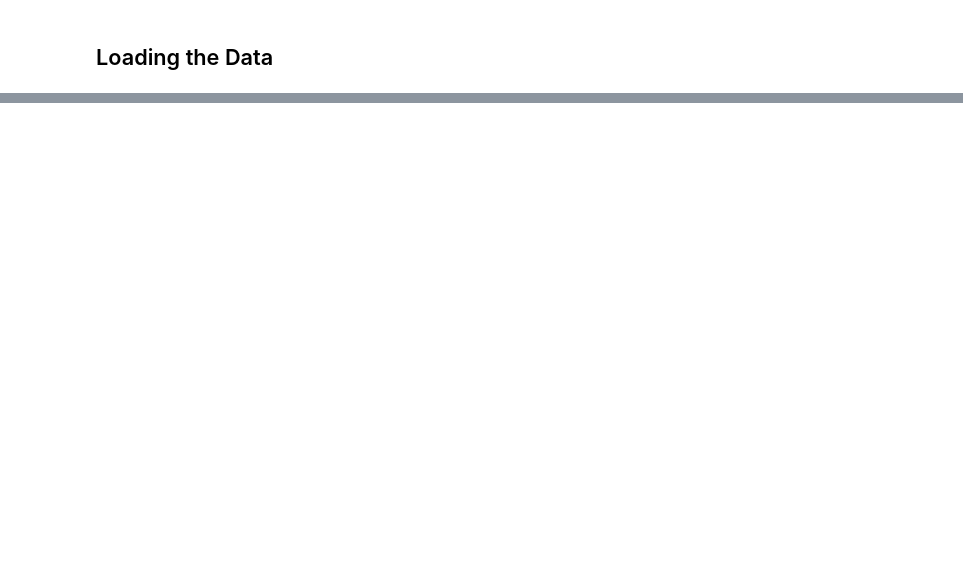
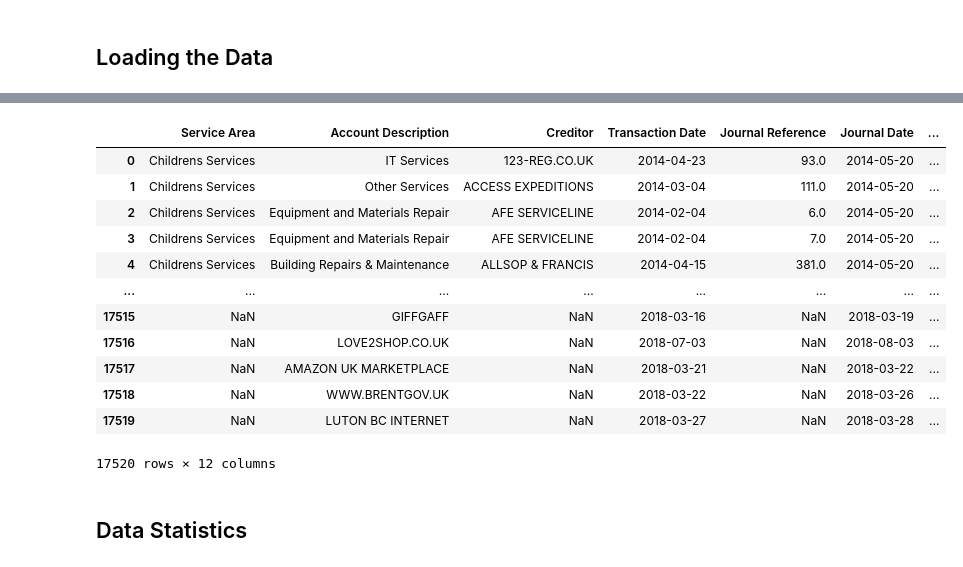
Before and after one commit to rachit-bhatt/Barnet-Borough-Credit-Card-Insights, a Jupyter notebook: Barnet Borough Credit Card Insights.ipynb, the cells around one changed output, grey strips where cells are left out. Drawn from its saved outputs; the diff is of its cells as text; code cells hidden in the pictures; blank space fills up the shorter version.

```diff
--- a/Barnet Borough Credit Card Insights.ipynb
+++ b/Barnet Borough Credit Card Insights.ipynb
@@ -122,0 +86,11 @@ pcd_17_18
+# %%
+# Loading the given datasets.
+pcd = Data(paths = [
+    'Data/Purchasing Card Data 2014 v1.CSV',
+    'Data/PCard Transactions 15-16.XSCORE',
+    'Data/PCard 1617.CSV',
+    'Data/1718Pcard.CSV'
+])
+
+# Displaying the data.
+pcd.data
@@ -122,0 +247,10 @@ pcd_17_18
+# %%
+# Manually fixing the feature-name missed in the first trail of complex operation.
+pcd.data[3].rename({
+    'Merchant Name' : 'Creditor',
+    'Posting Date' : 'Journal Date',
+    'Transaction Amount' : 'Total',
+    'Merchant Name' : 'Account Description'
+}, axis = 1, inplace = True)
+
+pcd.data[3].columns
@@ -122,0 +283,19 @@ pcd_17_18
+# %%
+pcd.data = pcd.merge_data()
+pcd.data
+# %% [output]
+|  | Service Area | Account Description | Creditor | Transaction Date | Journal Reference | Journal Date | ... |
+| 0 | Childrens Services | IT Services | 123-REG.CO.UK | 2014-04-23 | 93.0 | 2014-05-20 | ... |
+| 1 | Childrens Services | Other Services | ACCESS EXPEDITIONS | 2014-03-04 | 111.0 | 2014-05-20 | ... |
+| 2 | Childrens Services | Equipment and Materials Repair | AFE SERVICELINE | 2014-02-04 | 6.0 | 2014-05-20 | ... |
+| 3 | Childrens Services | Equipment and Materials Repair | AFE SERVICELINE | 2014-02-04 | 7.0 | 2014-05-20 | ... |
+| 4 | Childrens Services | Building Repairs & Maintenance | ALLSOP & FRANCIS | 2014-04-15 | 381.0 | 2014-05-20 | ... |
+| ... | ... | ... | ... | ... | ... | ... | ... |
+| 17515 | NaN | GIFFGAFF | NaN | 2018-03-16 | NaN | 2018-03-19 | ... |
+| 17516 | NaN | LOVE2SHOP.CO.UK | NaN | 2018-07-03 | NaN | 2018-08-03 | ... |
+| 17517 | NaN | AMAZON UK MARKETPLACE | NaN | 2018-03-21 | NaN | 2018-03-22 | ... |
+| 17518 | NaN | WWW.BRENTGOV.UK | NaN | 2018-03-22 | NaN | 2018-03-26 | ... |
+| 17519 | NaN | LUTON BC INTERNET | NaN | 2018-03-27 | NaN | 2018-03-28 | ... |
+17520 rows × 12 columns
+# %% [markdown]
+## Data Statistics
```
Also changed, not shown: parts of 45 cells of this notebook.
